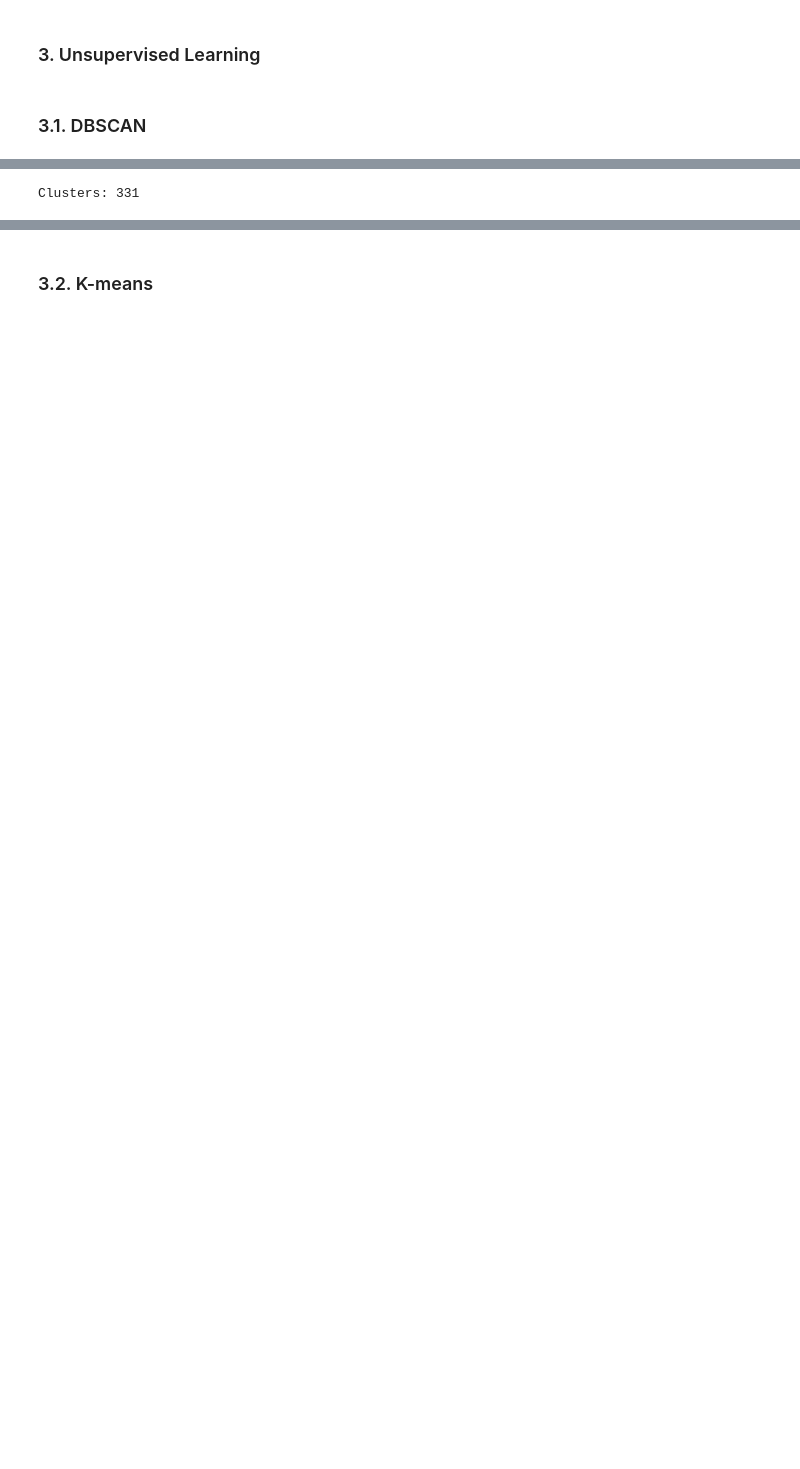
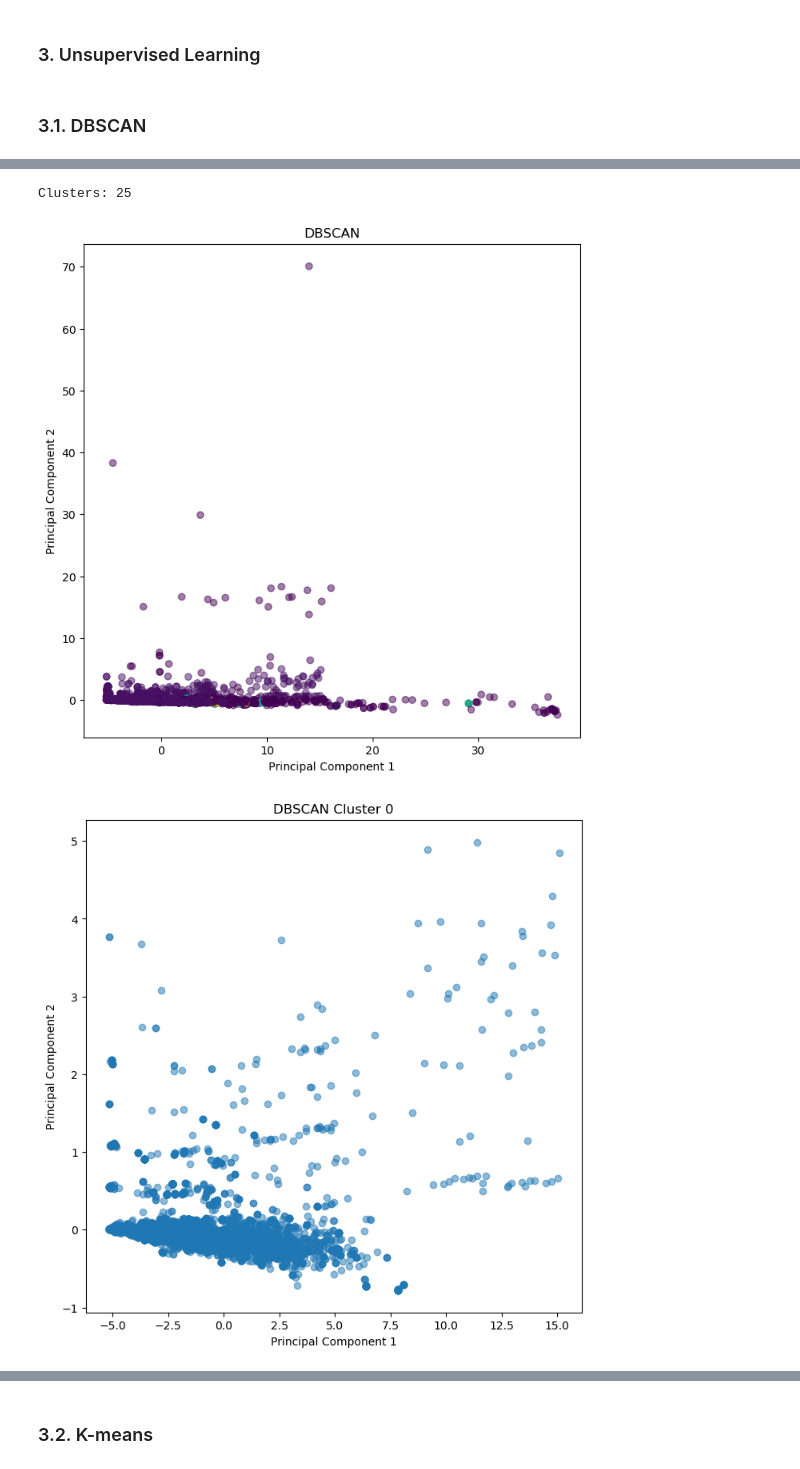
Before and after one commit to deepamino/proteinsClassification, a Jupyter notebook: pruebas.ipynb, the cells around one changed output, grey strips where cells are left out. Saved outputs shown, nothing was run; the diff lists cells and outputs as text; code cells hidden in the pictures; blank space fills up the shorter version.

```diff
--- a/pruebas.ipynb
+++ b/pruebas.ipynb
@@ -79,14 +134,34 @@ len(df['encoded_sequence'][0])
 # %%
-X = np.array(df['encoded_sequence'].tolist())
+X = np.array(df['vector'].tolist())
 
 X_scaled = StandardScaler().fit_transform(X)
 
-dbscan = DBSCAN(eps=0.5, min_samples=5)
+dbscan = DBSCAN(eps=2.5, min_samples=5)
 clusters = dbscan.fit_predict(X_scaled)
 
 df['cluster'] = clusters
 
 num_clusters = len(set(clusters)) - (1 if -1 in clusters else 0)
 print("Clusters:", num_clusters)
+
+#graficar por cluster
+plt.figure(figsize=(8, 8))
+plt.scatter(principalComponents[:, 0], principalComponents[:, 1], c=clusters, alpha=0.5)
+plt.xlabel('Principal Component 1')
+plt.ylabel('Principal Component 2')
+plt.title('DBSCAN')
+
+plt.show()
+
+#graficar cluster 0
+plt.figure(figsize=(8, 8))
+plt.scatter(principalComponents[clusters == 0, 0], principalComponents[clusters == 0, 1], alpha=0.5)
+plt.xlabel('Principal Component 1')
+plt.ylabel('Principal Component 2')
+plt.title('DBSCAN Cluster 0')
+
+plt.show()
 # %% [output]
-Clusters: 331
+Clusters: 25
+[figure, added]
+[figure, added]
```
Also changed, not shown: parts of 9 cells of this notebook, 1 other file.
